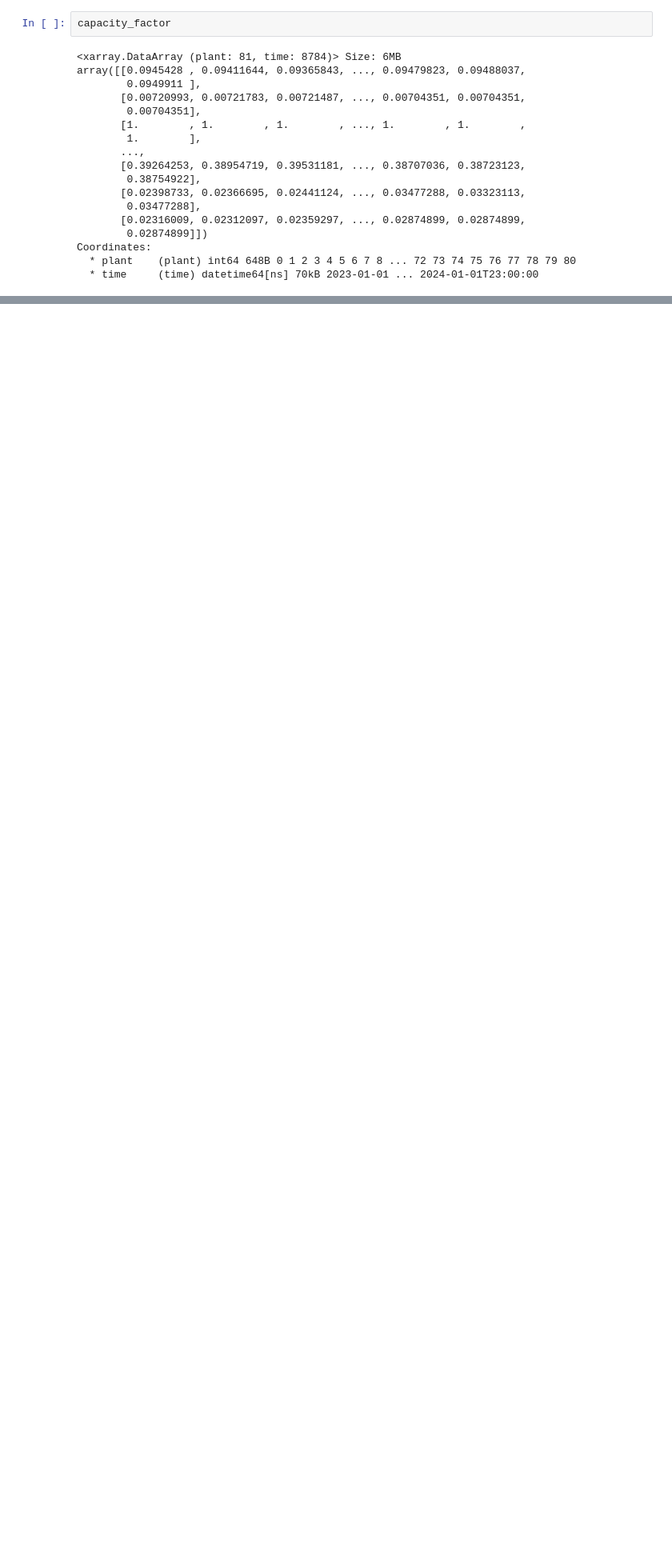
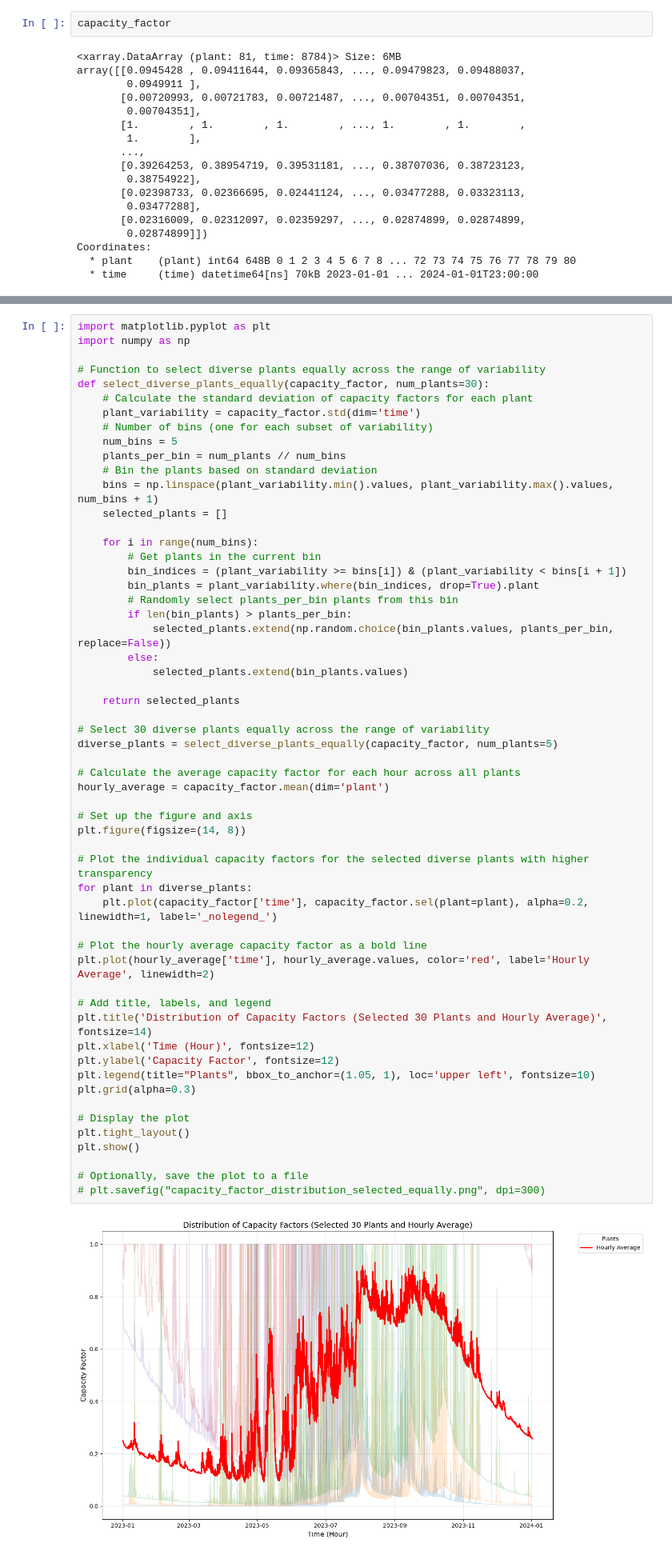
Before and after one commit to lukasschirren/GeoH2-Laos-Master-Thesis, a Jupyter notebook: test_hydropotential.ipynb, the cells around one changed output, grey strips where cells are left out. Shown at 80% size. Cells and saved outputs as stored; diff of their text form; blank space fills up the shorter version.

```diff
--- a/test_hydropotential.ipynb
+++ b/test_hydropotential.ipynb
@@ -402,3 +318,61 @@ AttributeError: 'numpy.int64' object has no attribute 'values'
+# %%
+import matplotlib.pyplot as plt
+import numpy as np
+
+# Function to select diverse plants equally across the range of variability
+def select_diverse_plants_equally(capacity_factor, num_plants=30):
+    # Calculate the standard deviation of capacity factors for each plant
+    plant_variability = capacity_factor.std(dim='time')
+    # Number of bins (one for each subset of variability)
+    num_bins = 5
+    plants_per_bin = num_plants // num_bins
+    # Bin the plants based on standard deviation
+    bins = np.linspace(plant_variability.min().values, plant_variability.max().values, num_bins + 1)
+    selected_plants = []
+
+    for i in range(num_bins):
+        # Get plants in the current bin
+        bin_indices = (plant_variability >= bins[i]) & (plant_variability < bins[i + 1])
+        bin_plants = plant_variability.where(bin_indices, drop=True).plant
+        # Randomly select plants_per_bin plants from this bin
+        if len(bin_plants) > plants_per_bin:
+            selected_plants.extend(np.random.choice(bin_plants.values, plants_per_bin, replace=False))
+        else:
+            selected_plants.extend(bin_plants.values)
+
+    return selected_plants
+
+# Select 30 diverse plants equally across the range of variability
+diverse_plants = select_diverse_plants_equally(capacity_factor, num_plants=5)
+
+# Calculate the average capacity factor for each hour across all plants
+hourly_average = capacity_factor.mean(dim='plant')
+
+# Set up the figure and axis
+plt.figure(figsize=(14, 8))
+
+# Plot the individual capacity factors for the selected diverse plants with higher transparency
+for plant in diverse_plants:
+    plt.plot(capacity_factor['time'], capacity_factor.sel(plant=plant), alpha=0.2, linewidth=1, label='_nolegend_')
+
+# Plot the hourly average capacity factor as a bold line
+plt.plot(hourly_average['time'], hourly_average.values, color='red', label='Hourly Average', linewidth=2)
+
+# Add title, labels, and legend
+plt.title('Distribution of Capacity Factors (Selected 30 Plants and Hourly Average)', fontsize=14)
+plt.xlabel('Time (Hour)', fontsize=12)
+plt.ylabel('Capacity Factor', fontsize=12)
+plt.legend(title="Plants", bbox_to_anchor=(1.05, 1), loc='upper left', fontsize=10)
+plt.grid(alpha=0.3)
+
+# Display the plot
+plt.tight_layout()
+plt.show()
+
+# Optionally, save the plot to a file
+# plt.savefig("capacity_factor_distribution_selected_equally.png", dpi=300)
+# %% [output]
+[figure, added]
 # %% [markdown]
 ### Comparison to actual values in 2019 and 2022
 # %%
```
Also changed, not shown: parts of 2 cells of this notebook, 1 other file.
